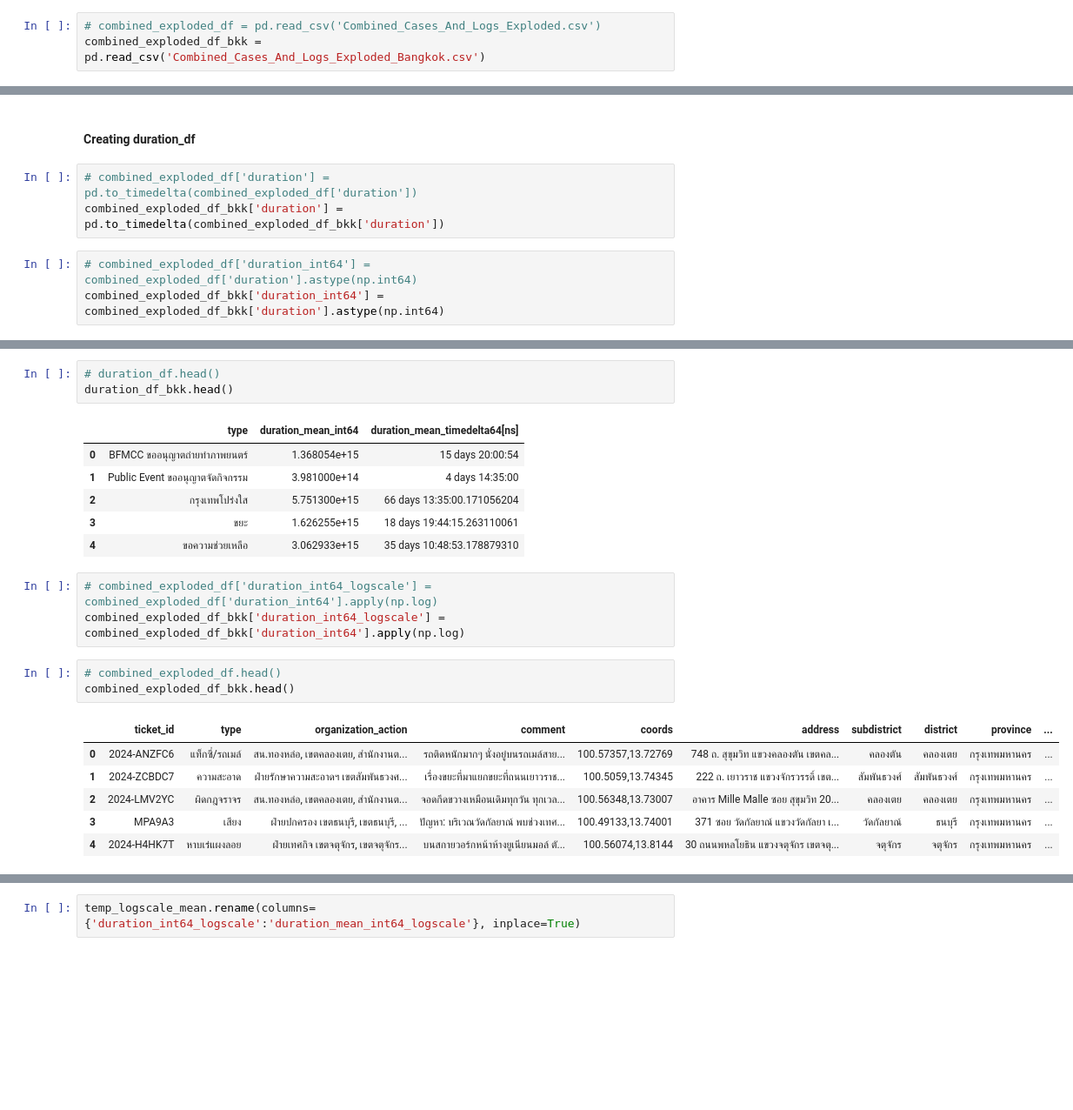
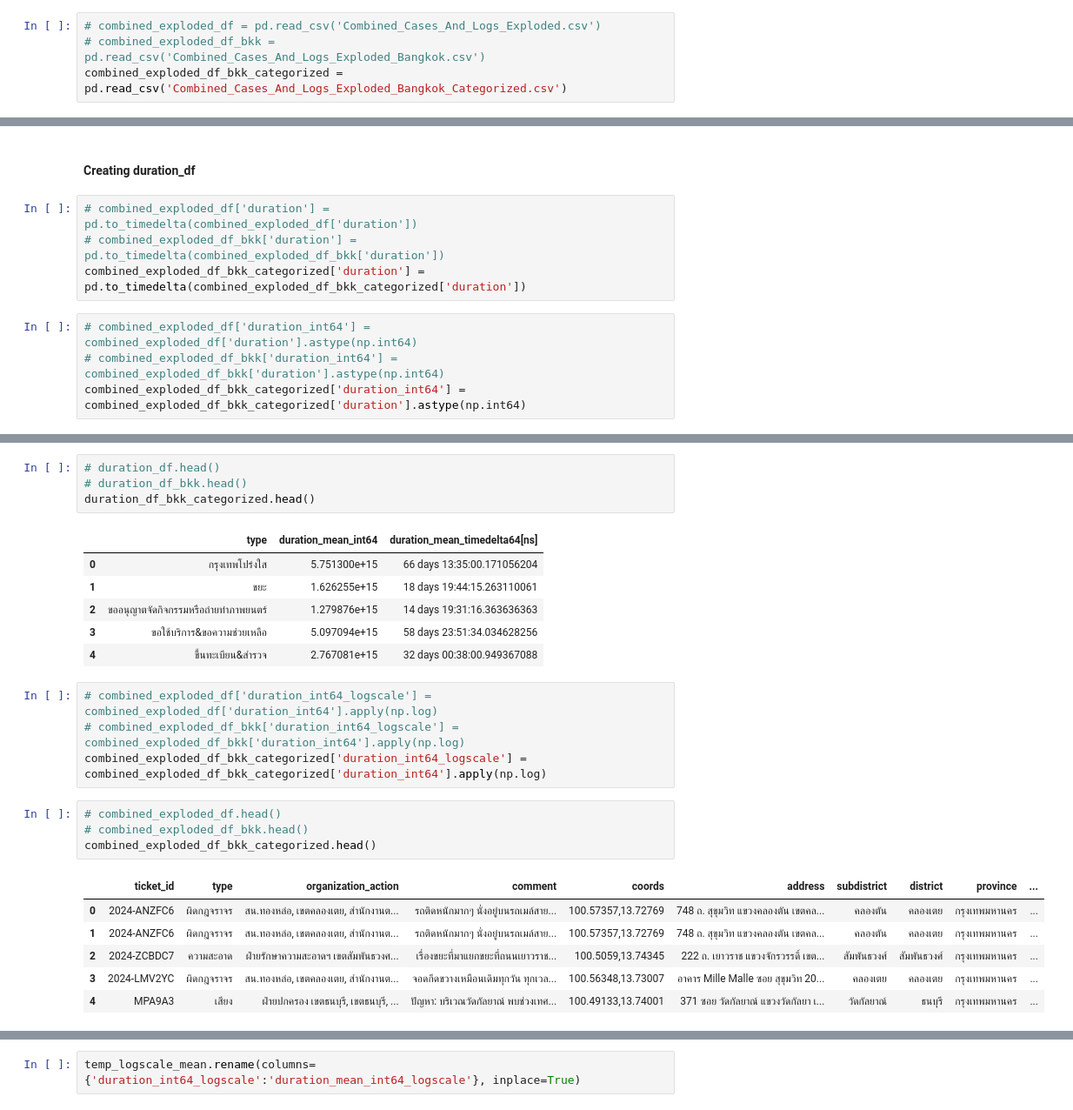
Before and after one commit to KhopSun/ChAMP_DataTrack_DADS, a Jupyter notebook: Question2_Part3.ipynb, the cells around one changed output, grey strips where cells are left out. Shown at 87% size. Drawn from its saved outputs; the diff is of its cells as text; blank space fills up the shorter version.

```diff
--- a/Question2_Part3.ipynb
+++ b/Question2_Part3.ipynb
@@ -579,6 +579,7 @@ combined_exploded_df_bkk.to_csv('Combined_Cases_And_Logs_Exploded_Bangkok_Catego
 ### Finding average duration by type
 # %%
 # combined_exploded_df = pd.read_csv('Combined_Cases_And_Logs_Exploded.csv')
-combined_exploded_df_bkk = pd.read_csv('Combined_Cases_And_Logs_Exploded_Bangkok.csv')
+# combined_exploded_df_bkk = pd.read_csv('Combined_Cases_And_Logs_Exploded_Bangkok.csv')
+combined_exploded_df_bkk_categorized = pd.read_csv('Combined_Cases_And_Logs_Exploded_Bangkok_Categorized.csv')
 # %%
 # combined_exploded_df.shape
@@ -621,9 +625,11 @@ combined_exploded_df_bkk.head()
 #### Creating duration_df
 # %%
 # combined_exploded_df['duration'] = pd.to_timedelta(combined_exploded_df['duration'])
-combined_exploded_df_bkk['duration'] = pd.to_timedelta(combined_exploded_df_bkk['duration'])
+# combined_exploded_df_bkk['duration'] = pd.to_timedelta(combined_exploded_df_bkk['duration'])
+combined_exploded_df_bkk_categorized['duration'] = pd.to_timedelta(combined_exploded_df_bkk_categorized['duration'])
 # %%
 # combined_exploded_df['duration_int64'] = combined_exploded_df['duration'].astype(np.int64)
-combined_exploded_df_bkk['duration_int64'] = combined_exploded_df_bkk['duration'].astype(np.int64)
+# combined_exploded_df_bkk['duration_int64'] = combined_exploded_df_bkk['duration'].astype(np.int64)
+combined_exploded_df_bkk_categorized['duration_int64'] = combined_exploded_df_bkk_categorized['duration'].astype(np.int64)
 # %%
 # combined_exploded_df['duration_int64'].head()
@@ -690,25 +712,28 @@ duration_df_bkk['duration_mean_timedelta64[ns]'] = duration_df_bkk['duration_mea
 # %%
 # duration_df.head()
-duration_df_bkk.head()
+# duration_df_bkk.head()
+duration_df_bkk_categorized.head()
 # %% [output]
 |  | type | duration_mean_int64 | duration_mean_timedelta64[ns] |
-| 0 | BFMCC ขออนุญาตถ่ายทำภาพยนตร์ | 1.368054e+15 | 15 days 20:00:54 |
-| 1 | Public Event ขออนุญาตจัดกิจกรรม | 3.981000e+14 | 4 days 14:35:00 |
-| 2 | กรุงเทพโปร่งใส | 5.751300e+15 | 66 days 13:35:00.171056204 |
-| 3 | ขยะ | 1.626255e+15 | 18 days 19:44:15.263110061 |
-| 4 | ขอความช่วยเหลือ | 3.062933e+15 | 35 days 10:48:53.178879310 |
+| 0 | กรุงเทพโปร่งใส | 5.751300e+15 | 66 days 13:35:00.171056204 |
+| 1 | ขยะ | 1.626255e+15 | 18 days 19:44:15.263110061 |
+| 2 | ขออนุญาตจัดกิจกรรมหรือถ่ายทำภาพยนตร์ | 1.279876e+15 | 14 days 19:31:16.363636363 |
+| 3 | ขอใช้บริการ&ขอความช่วยเหลือ | 5.097094e+15 | 58 days 23:51:34.034628256 |
+| 4 | ขึ้นทะเบียน&สำรวจ | 2.767081e+15 | 32 days 00:38:00.949367088 |
 # %%
 # combined_exploded_df['duration_int64_logscale'] = combined_exploded_df['duration_int64'].apply(np.log)
-combined_exploded_df_bkk['duration_int64_logscale'] = combined_exploded_df_bkk['duration_int64'].apply(np.log)
+# combined_exploded_df_bkk['duration_int64_logscale'] = combined_exploded_df_bkk['duration_int64'].apply(np.log)
+combined_exploded_df_bkk_categorized['duration_int64_logscale'] = combined_exploded_df_bkk_categorized['duration_int64'].apply(np.log)
 # %%
 # combined_exploded_df.head()
-combined_exploded_df_bkk.head()
+# combined_exploded_df_bkk.head()
+combined_exploded_df_bkk_categorized.head()
 # %% [output]
 |  | ticket_id | type | organization_action | comment | coords | address | subdistrict | district | province | ... |
-| 0 | 2024-ANZFC6 | แท็กซี่/รถเมล์ | สน.ทองหล่อ, เขตคลองเตย, สำนักงานต... | รถติดหนักมากๆ นั่งอยู่บนรถเมล์สาย... | 100.57357,13.72769 | 748 ถ. สุขุมวิท แขวงคลองตัน เขตคล... | คลองตัน | คลองเตย | กรุงเทพมหานคร | ... |
-| 1 | 2024-ZCBDC7 | ความสะอาด | ฝ่ายรักษาความสะอาดฯ เขตสัมพันธวงศ... | เรื่องขยะที่มาแยกขยะที่ถนนเยาวราช... | 100.5059,13.74345 | 222 ถ. เยาวราช แขวงจักรวรรดิ์ เขต... | สัมพันธวงศ์ | สัมพันธวงศ์ | กรุงเทพมหานคร | ... |
-| 2 | 2024-LMV2YC | ผิดกฎจราจร | สน.ทองหล่อ, เขตคลองเตย, สำนักงานต... | จอดกึดขวางเหมือนเดิมทุกวัน ทุกเวล... | 100.56348,13.73007 | อาคาร Mille Malle ซอย สุขุมวิท 20... | คลองเตย | คลองเตย | กรุงเทพมหานคร | ... |
-| 3 | MPA9A3 | เสียง | ฝ่ายปกครอง เขตธนบุรี, เขตธนบุรี, ... | ปัญหา: บริเวณวัดกัลยาณ์ พบช่วงเทศ... | 100.49133,13.74001 | 371 ซอย วัดกัลยาณ์ แขวงวัดกัลยา เ... | วัดกัลยาณ์ | ธนบุรี | กรุงเทพมหานคร | ... |
-| 4 | 2024-H4HK7T | หาบเร่แผงลอย | ฝ่ายเทศกิจ เขตจตุจักร, เขตจตุจักร... | บนสกายวอร์กหน้าห้างยูเนียนมอล์ ตั... | 100.56074,13.8144 | 30 ถนนพหลโยธิน แขวงจตุจักร เขตจตุ... | จตุจักร | จตุจักร | กรุงเทพมหานคร | ... |
+| 0 | 2024-ANZFC6 | ผิดกฎจราจร | สน.ทองหล่อ, เขตคลองเตย, สำนักงานต... | รถติดหนักมากๆ นั่งอยู่บนรถเมล์สาย... | 100.57357,13.72769 | 748 ถ. สุขุมวิท แขวงคลองตัน เขตคล... | คลองตัน | คลองเตย | กรุงเทพมหานคร | ... |
+| 1 | 2024-ANZFC6 | ผิดกฎจราจร | สน.ทองหล่อ, เขตคลองเตย, สำนักงานต... | รถติดหนักมากๆ นั่งอยู่บนรถเมล์สาย... | 100.57357,13.72769 | 748 ถ. สุขุมวิท แขวงคลองตัน เขตคล... | คลองตัน | คลองเตย | กรุงเทพมหานคร | ... |
+| 2 | 2024-ZCBDC7 | ความสะอาด | ฝ่ายรักษาความสะอาดฯ เขตสัมพันธวงศ... | เรื่องขยะที่มาแยกขยะที่ถนนเยาวราช... | 100.5059,13.74345 | 222 ถ. เยาวราช แขวงจักรวรรดิ์ เขต... | สัมพันธวงศ์ | สัมพันธวงศ์ | กรุงเทพมหานคร | ... |
+| 3 | 2024-LMV2YC | ผิดกฎจราจร | สน.ทองหล่อ, เขตคลองเตย, สำนักงานต... | จอดกึดขวางเหมือนเดิมทุกวัน ทุกเวล... | 100.56348,13.73007 | อาคาร Mille Malle ซอย สุขุมวิท 20... | คลองเตย | คลองเตย | กรุงเทพมหานคร | ... |
+| 4 | MPA9A3 | เสียง | ฝ่ายปกครอง เขตธนบุรี, เขตธนบุรี, ... | ปัญหา: บริเวณวัดกัลยาณ์ พบช่วงเทศ... | 100.49133,13.74001 | 371 ซอย วัดกัลยาณ์ แขวงวัดกัลยา เ... | วัดกัลยาณ์ | ธนบุรี | กรุงเทพมหานคร | ... |
 # %%
 # temp_logscale_mean = combined_exploded_df.groupby('type')['duration_int64_logscale'].mean().reset_index()
```
Also changed, not shown: parts of 30 cells of this notebook.
